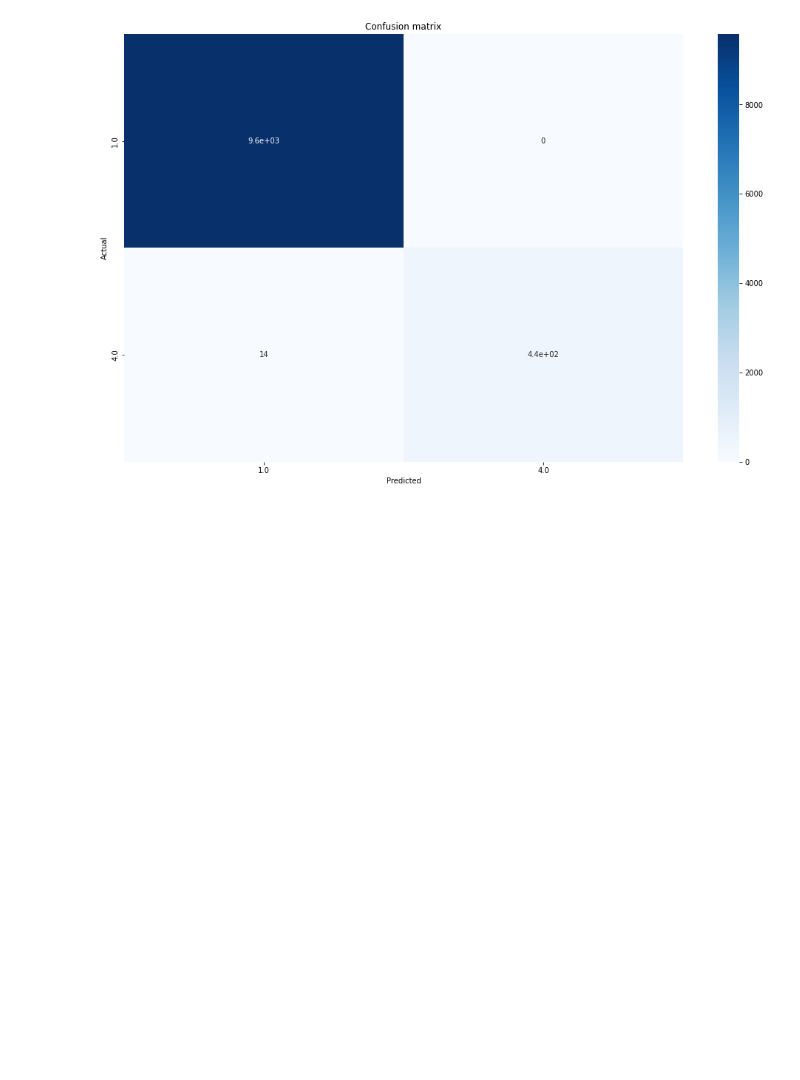
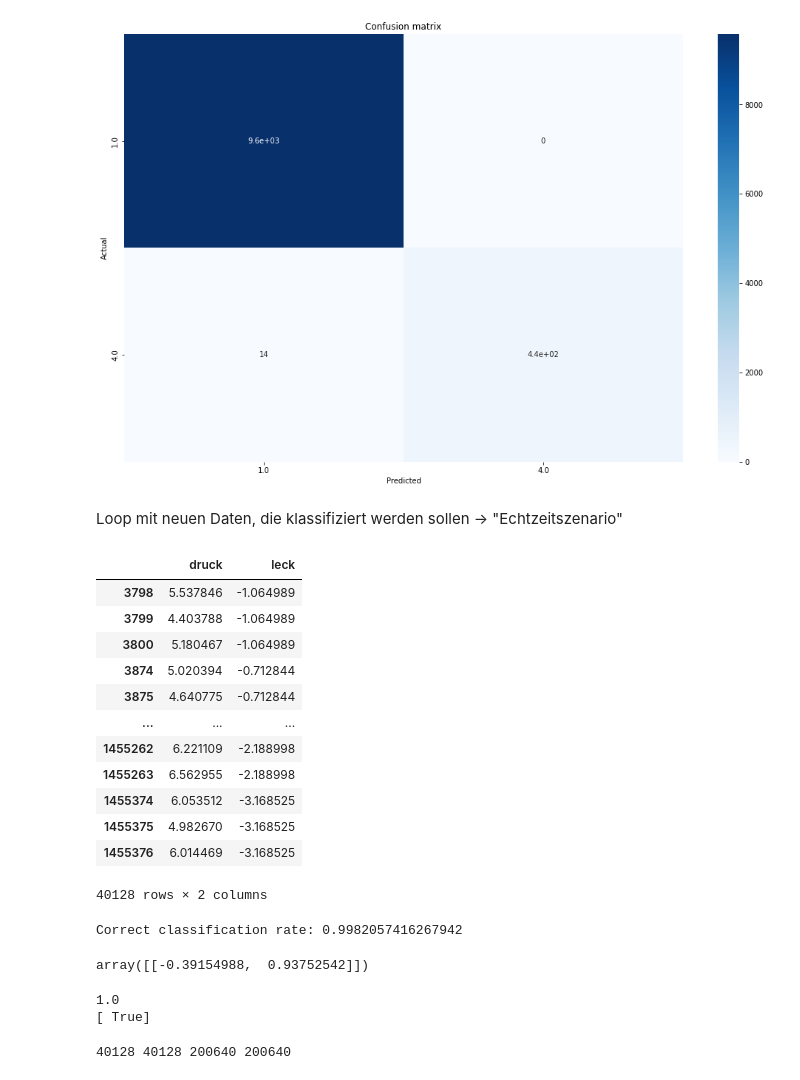
Before and after one commit to juliansaar/Innoprojekt, a Jupyter notebook: Dichte_Klassifizierung.ipynb, the cells around one changed output. Saved outputs shown, nothing was run; the diff lists cells and outputs as text; code cells hidden in the pictures; blank space fills up the shorter version.

```diff
--- a/Dichte_Klassifizierung.ipynb
+++ b/Dichte_Klassifizierung.ipynb
@@ -210,3 +185,21 @@ plt.title('Confusion matrix')
 # %% [output]
 Text(0.5, 1.0, 'Confusion matrix')
 [figure]
+# %% [markdown]
+Loop mit neuen Daten, die klassifiziert werden sollen -> "Echtzeitszenario"
+# %%
+X_new
+# %% [output]
+|  | druck | leck |
+| 3798 | 5.537846 | -1.064989 |
+| 3799 | 4.403788 | -1.064989 |
+| 3800 | 5.180467 | -1.064989 |
+| 3874 | 5.020394 | -0.712844 |
+| 3875 | 4.640775 | -0.712844 |
+| ... | ... | ... |
+| 1455262 | 6.221109 | -2.188998 |
+| 1455263 | 6.562955 | -2.188998 |
+| 1455374 | 6.053512 | -3.168525 |
+| 1455375 | 4.982670 | -3.168525 |
+| 1455376 | 6.014469 | -3.168525 |
+40128 rows × 2 columns
@@ -212,0 +210,26 @@ Text(0.5, 1.0, 'Confusion matrix')
+# %%
+scaler = StandardScaler()
+X_scaled = scaler.fit_transform(X_new)
+
+X_train, X_test, y_train, y_test = train_test_split(X_scaled, y_new, train_size=0.75)
+
+lgr = LogisticRegression()
+lgr.fit(X_train, y_train)
+
+print("Correct classification rate:", lgr.score(X_test, y_test))
+# %% [output]
+Correct classification rate: 0.9982057416267942
+# %%
+scaler.transform([[5,-1]])
+# %% [output]
+array([[-0.39154988,  0.93752542]])
+# %%
+first_entry = [X_new.iloc[0]]
+first_entry = scaler.transform(first_entry)
+lgr.predict(first_entry)
+print(y_new.iloc[0])
+result = lgr.predict(first_entry) == y_new.iloc[0]
+print(result == True)
+# %% [output]
+1.0
+[ True]
@@ -212,0 +239,4 @@ Text(0.5, 1.0, 'Confusion matrix')
+# %%
+print(len(X_new), len(y_new), len(X_long), len(y_long))
+# %% [output]
+40128 40128 200640 200640
```
Also changed, not shown: parts of 13 cells of this notebook.
